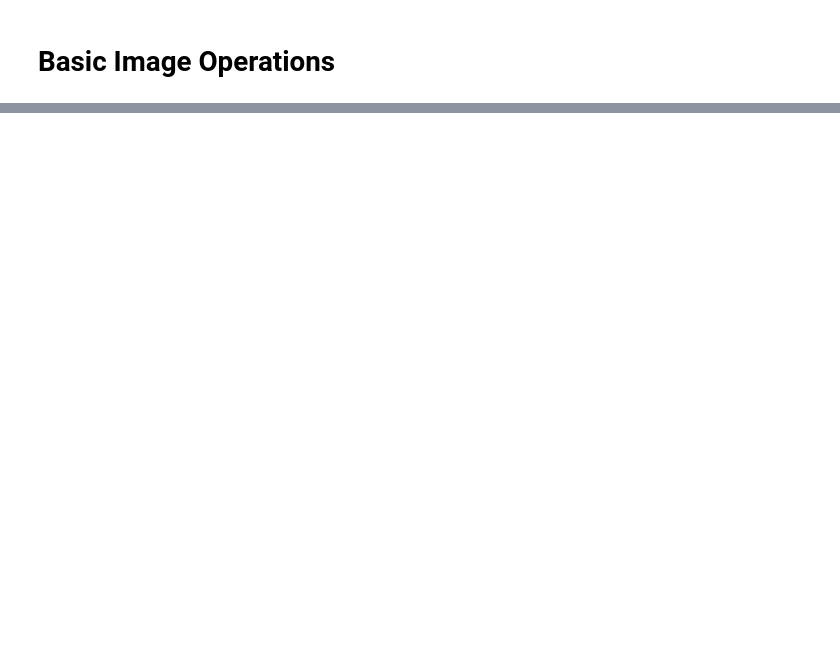
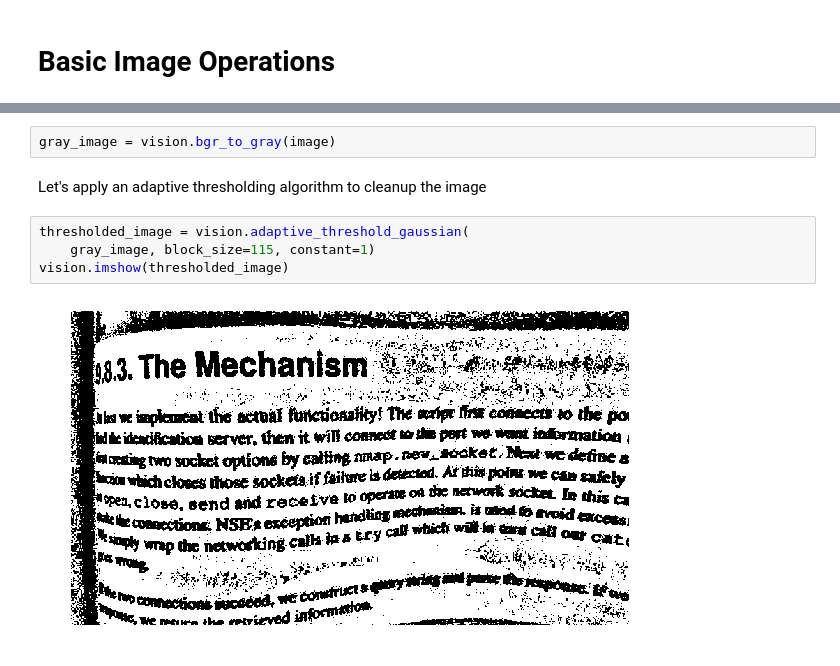
Before and after one commit to carnotresearch/cr-vision, a Jupyter notebook: docs/nb_basic_image_operations.ipynb, the cells around one changed output, grey strips where cells are left out. Drawn from its saved outputs; the diff is of its cells as text; blank space fills up the shorter version.

```diff
--- a/docs/nb_basic_image_operations.ipynb
+++ b/docs/nb_basic_image_operations.ipynb
@@ -13,0 +41,10 @@ iv.imshow(black)
+# %%
+gray_image = vision.bgr_to_gray(image)
+# %% [markdown]
+Let's apply an adaptive thresholding algorithm to cleanup the image
+# %%
+thresholded_image = vision.adaptive_threshold_gaussian(
+    gray_image, block_size=115, constant=1)
+vision.imshow(thresholded_image)
+# %% [output]
+[figure, added]
```
Also changed, not shown: parts of 10 cells of this notebook.
